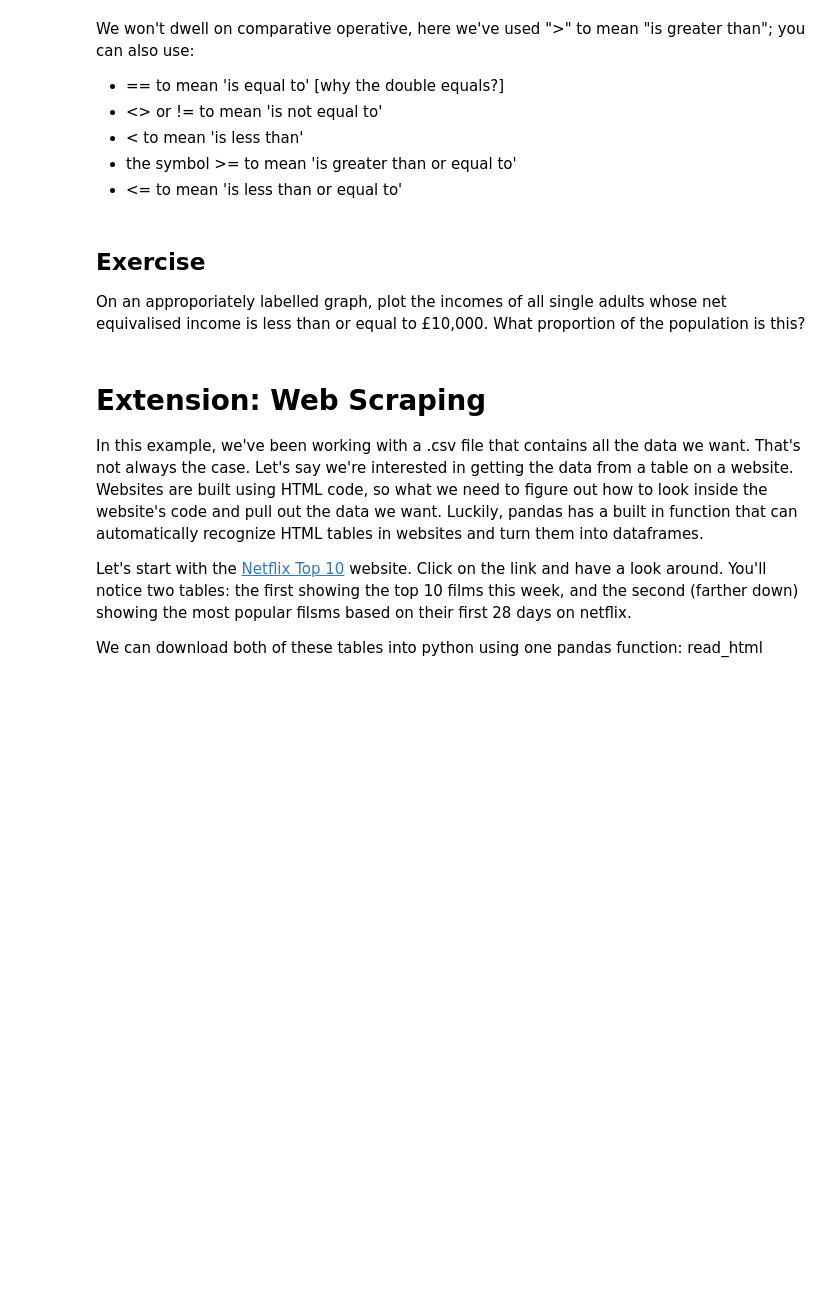
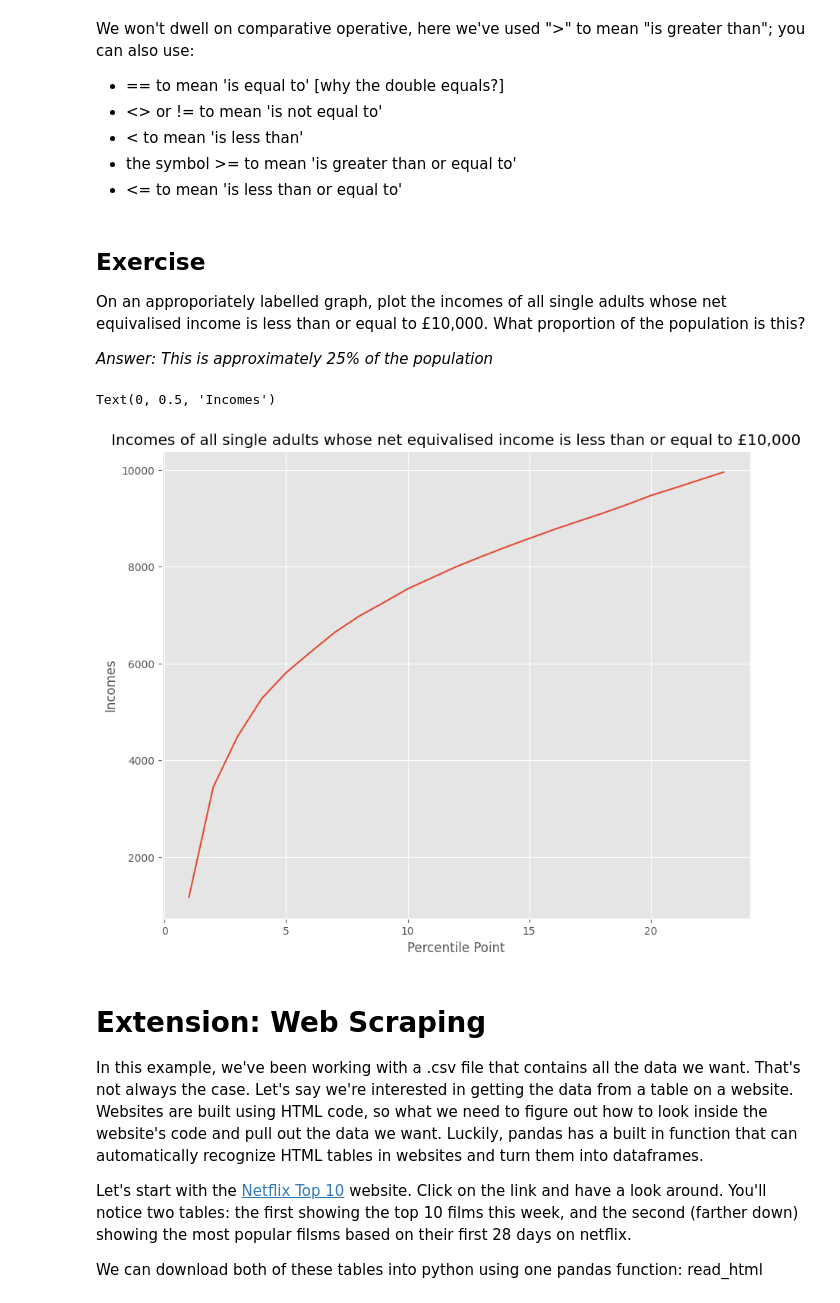
Before and after one commit to sanyalodha/QM2, a Jupyter notebook: notebooks/W02. Pandas.ipynb, the cells around one changed output. Cells and saved outputs as stored; diff of their text form; code cells hidden in the pictures; blank space fills up the shorter version.

```diff
--- a/notebooks/W02. Pandas.ipynb
+++ b/notebooks/W02. Pandas.ipynb
@@ -367,6 +382,15 @@ We won't dwell on comparative operative, here we've used ">" to mean "is greater
 # %% [markdown]
 ## Exercise
 On an approporiately labelled graph, plot the incomes of all single adults whose net equivalised income is less than or equal to £10,000. What proportion of the population is this?
+
+*Answer: This is approximately 25% of the population*
+# %%
+new_clean[new_clean['Single adult']<=10000]['Single adult'].plot()
+plt.title('Incomes of all single adults whose net equivalised income is less than or equal to £10,000')
+plt.ylabel('Incomes')
+# %% [output]
+Text(0, 0.5, 'Incomes')
+[figure, added]
 # %% [markdown]
 # Extension: Web Scraping
 
```
Also changed, not shown: parts of 22 cells of this notebook.
